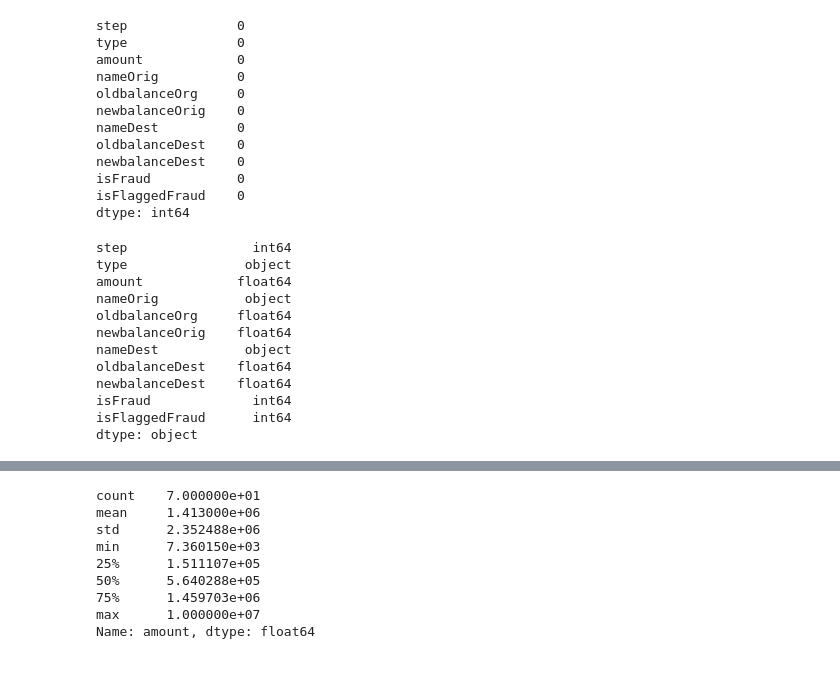
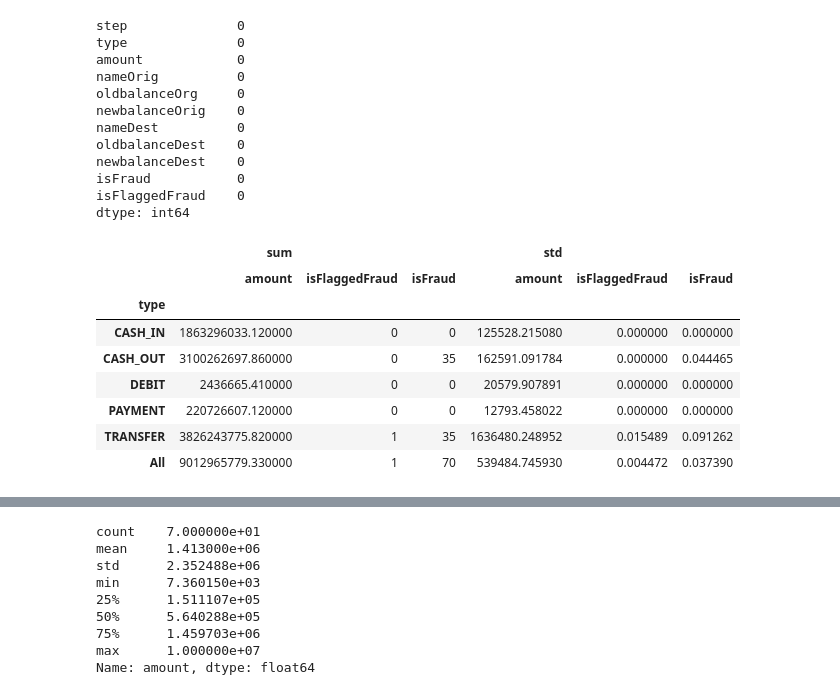
Before and after one commit to Kaobimdiiwelumo/Project, a Jupyter notebook: Model/sample.ipynb, the cells around one changed output, grey strips where cells are left out. Saved outputs shown, nothing was run; the diff lists cells and outputs as text; code cells hidden in the pictures.

```diff
--- a/Model/sample.ipynb
+++ b/Model/sample.ipynb
@@ -38,21 +70,24 @@ newbalanceDest    0
 isFraud           0
 isFlaggedFraud    0
 dtype: int64
-# %%
-data.dtypes
-# %% [output]
-step                int64
-type               object
-amount            float64
-nameOrig           object
-oldbalanceOrg     float64
-newbalanceOrig    float64
-nameDest           object
-oldbalanceDest    float64
-newbalanceDest    float64
-isFraud             int64
-isFlaggedFraud      int64
-dtype: object
+# %%
+data_pivot1=pd.pivot_table(data,index=["type"],
+                               values=['amount','isFraud','isFlaggedFraud'],
+                               aggfunc=[np.sum,np.std], margins=True)
+
+#Adding color gradient
+cm = sns.light_palette("green", as_cmap=True)
+data_pivot1.style.background_gradient(cmap=cm)
+# %% [output]
+|  | sum |  |  | std |  |  |
+|  | amount | isFlaggedFraud | isFraud | amount | isFlaggedFraud | isFraud |
+| type |  |  |  |  |  |  |
+| CASH_IN | 1863296033.120000 | 0 | 0 | 125528.215080 | 0.000000 | 0.000000 |
+| CASH_OUT | 3100262697.860000 | 0 | 35 | 162591.091784 | 0.000000 | 0.044465 |
+| DEBIT | 2436665.410000 | 0 | 0 | 20579.907891 | 0.000000 | 0.000000 |
+| PAYMENT | 220726607.120000 | 0 | 0 | 12793.458022 | 0.000000 | 0.000000 |
+| TRANSFER | 3826243775.820000 | 1 | 35 | 1636480.248952 | 0.015489 | 0.091262 |
+| All | 9012965779.330000 | 1 | 70 | 539484.745930 | 0.004472 | 0.037390 |
 # %%
 data.describe()
 # %% [output]
```
Also changed, not shown: parts of 25 cells of this notebook, 5 other files.
